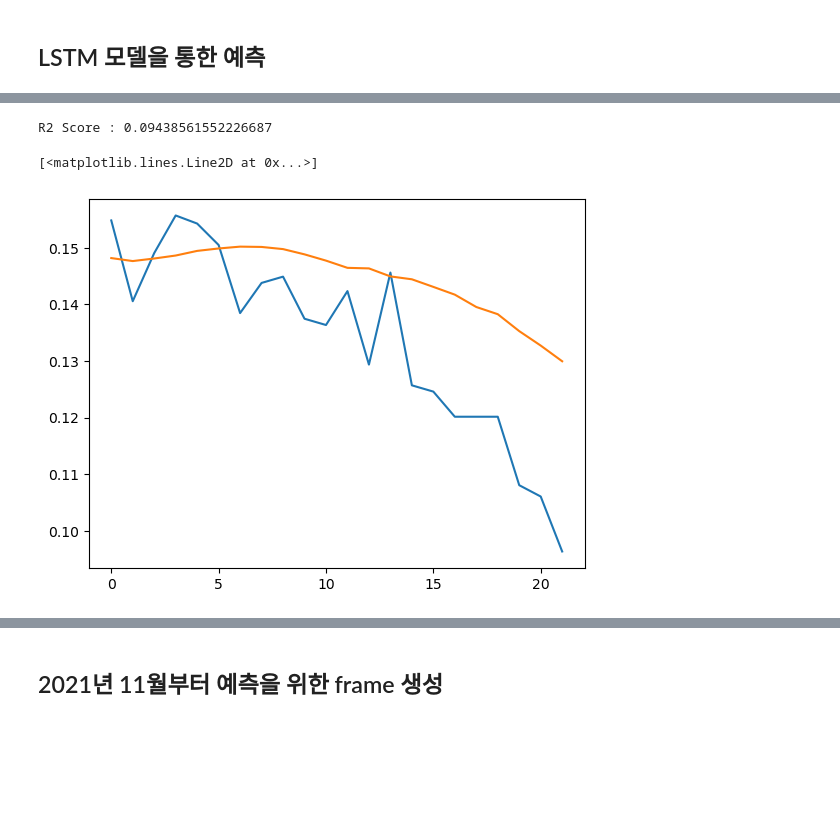
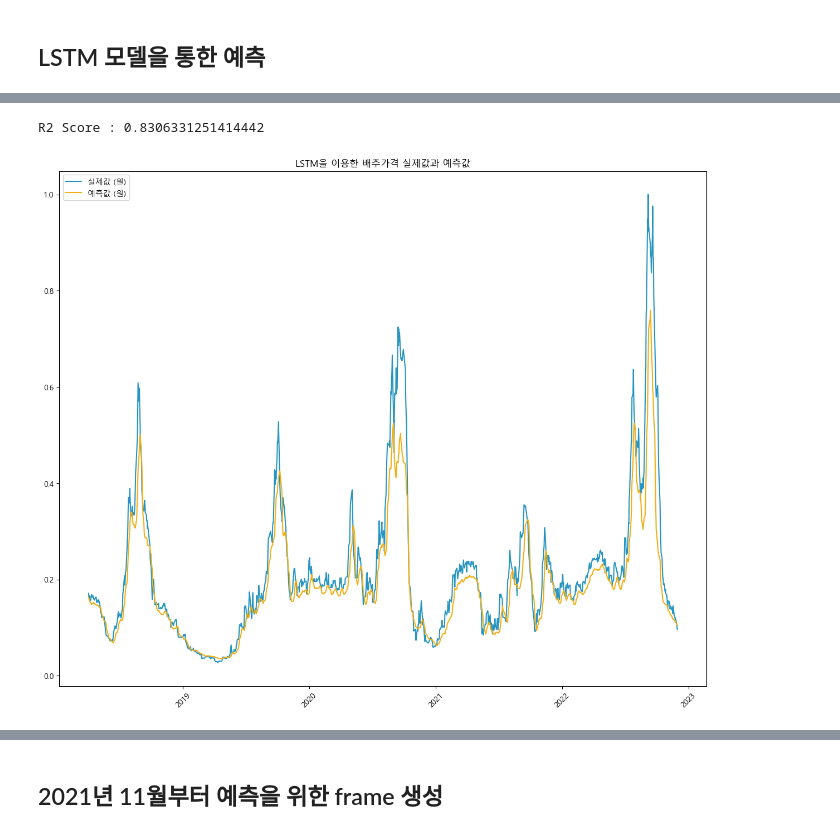
Before and after one commit to Kim-Hyunah/Final_Predict_Agricultural, a Jupyter notebook: model_pred_price_xgb_dlearn_jinhyeok.ipynb, the cells around one changed output, grey strips where cells are left out. Cells and saved outputs as stored; diff of their text form; code cells hidden in the pictures; blank space fills up the shorter version.

```diff
--- a/model_pred_price_xgb_dlearn_jinhyeok.ipynb
+++ b/model_pred_price_xgb_dlearn_jinhyeok.ipynb
@@ -289,16 +243,26 @@ Epoch 00012: val_loss did not improve from 0.00066
 # %%
-y_pred = model.predict(X_test2)
-print("R2 Score :", r2_score(y_test2, y_pred))
+y_pred = model.predict(X_test)
+print("R2 Score :", r2_score(y_test, y_pred))
 # print(y_pred.shape)
 # print(y_test2.shape)
 # %% [output]
-R2 Score : 0.09438561552226687
+R2 Score : 0.8306331251414442
-# %%
-plt.plot(y_test2.tolist())
-plt.plot(y_pred.tolist())
-# %% [output]
-[<matplotlib.lines.Line2D at 0x...>]
-[figure, removed]
+# %%
+plt.rcParams['font.family'] = 'Malgun Gothic'
+
+ # 예측값과 실제값의 차이를 시각화한다,
+plt.figure(figsize=(15, 12))
+# y축의 눈금을 -10부터 10까지 2간격으로 설정한다
+# 글자가 겹치지 않도록 회전한다
+plt.xticks(rotation=45)
+plt.plot(target.index[len_y:], y_test.tolist(),color="#2695c1", label = "실제값 (원)")
+plt.plot(target.index[len_y:], y_pred.tolist(),color="#f2af13", label = "예측값 (원)")
+plt.title('LSTM을 이용한 배추가격 실제값과 예측값')
+# 범례를 표시한다
+plt.legend()
+plt.show()
+# %% [output]
+[figure, added]
 # %%
 fig, loss_ax = plt.subplots()
 acc_ax = loss_ax.twinx()
```
Also changed, not shown: parts of 17 cells of this notebook, 2 other files.
